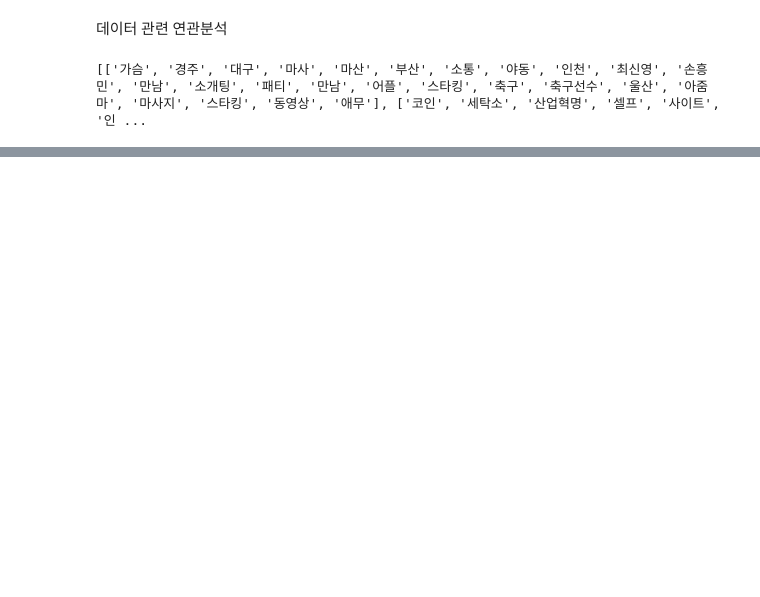
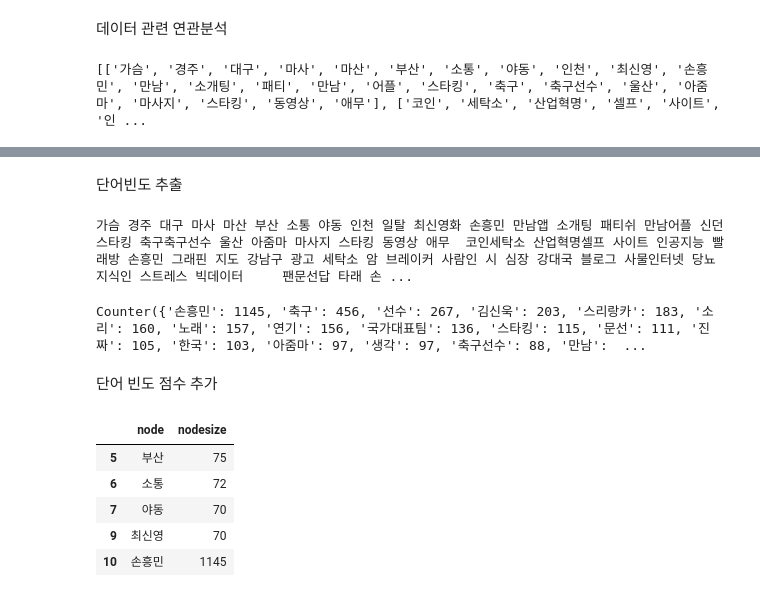
Before and after one commit to onulee/homeclass, a Jupyter notebook: deeplearning/38.연관분석.ipynb, the cells around one changed output, grey strips where cells are left out. Drawn from its saved outputs; the diff is of its cells as text; code cells hidden in the pictures; blank space fills up the shorter version.

```diff
--- a/deeplearning/38.연관분석.ipynb
+++ b/deeplearning/38.연관분석.ipynb
@@ -215,0 +208,36 @@ test.sort_values(by='support',ascending=False)
+# %% [markdown]
+단어빈도 추출
+# %%
+# 말뭉치를 추출합니다.
+tweet_corpus = "".join(df['ko_text'].tolist())
+print(tweet_corpus)
+# %% [output]
+가슴 경주 대구 마사 마산 부산 소통 야동 인천 일탈 최신영화 손흥민 만남앱 소개팅 패티쉬 만남어플 신던스타킹 축구축구선수 울산 아줌마 마사지 스타킹 동영상 애무  코인세탁소 산업혁명셀프 사이트 인공지능 빨래방 손흥민 그래핀 지도 강남구 광고 세탁소 암 브레이커 사람인 시 심장 강대국 블로그 사물인터넷 당뇨 지식인 스트레스 빅데이터     팬문선답 타래 손 ...
+# %%
+from konlpy.tag import Okt
+from collections import Counter
+
+# 명사 키워드를 추출합니다.
+nouns_tagger = Okt()
+nouns = nouns_tagger.nouns(tweet_corpus)
+count = Counter(nouns)
+
+# 한글자 키워드를 제거합니다.
+remove_char_counter = Counter({x : count[x] for x in count if len(x) > 1})
+print(remove_char_counter)
+# %% [output]
+Counter({'손흥민': 1145, '축구': 456, '선수': 267, '김신욱': 203, '스리랑카': 183, '소리': 160, '노래': 157, '연기': 156, '국가대표팀': 136, '스타킹': 115, '문선': 111, '진짜': 105, '한국': 103, '아줌마': 97, '생각': 97, '축구선수': 88, '만남':  ...
+# %% [markdown]
+단어 빈도 점수 추가
+# %%
+# 키워드와 키워드 빈도 점수를 ‘node’, ‘nodesize’ 라는 데이터 프레임의 피처로 생성합니다.
+node_df = pd.DataFrame(remove_char_counter.items(), columns=['node', 'nodesize'])
+node_df = node_df[node_df['nodesize'] >= 50] # 시각화의 편의를 위해 ‘nodesize’ 50 이하는 제거합니다.
+node_df.head()
+# %% [output]
+|  | node | nodesize |
+| 5 | 부산 | 75 |
+| 6 | 소통 | 72 |
+| 7 | 야동 | 70 |
+| 9 | 최신영 | 70 |
+| 10 | 손흥민 | 1145 |
```
Also changed, not shown: parts of 10 cells of this notebook.
